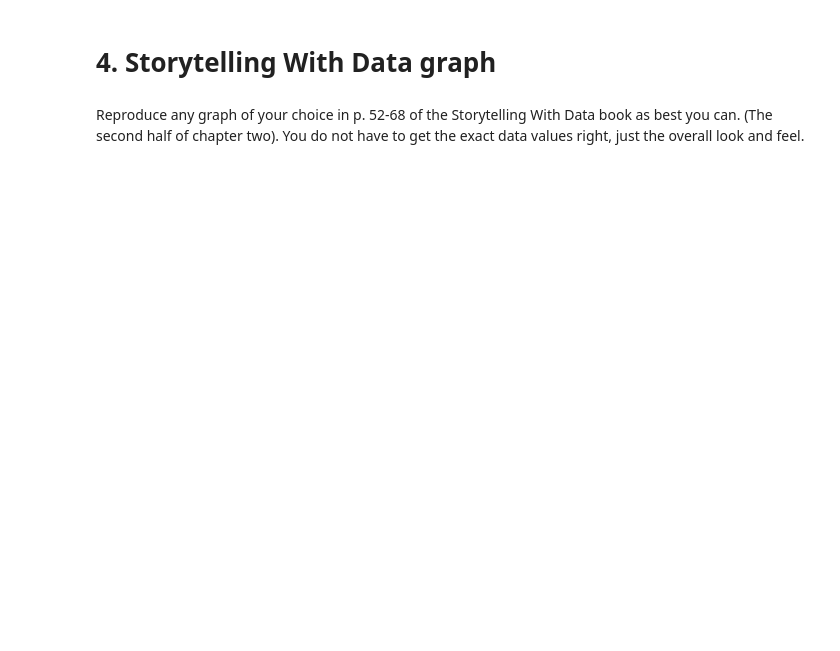
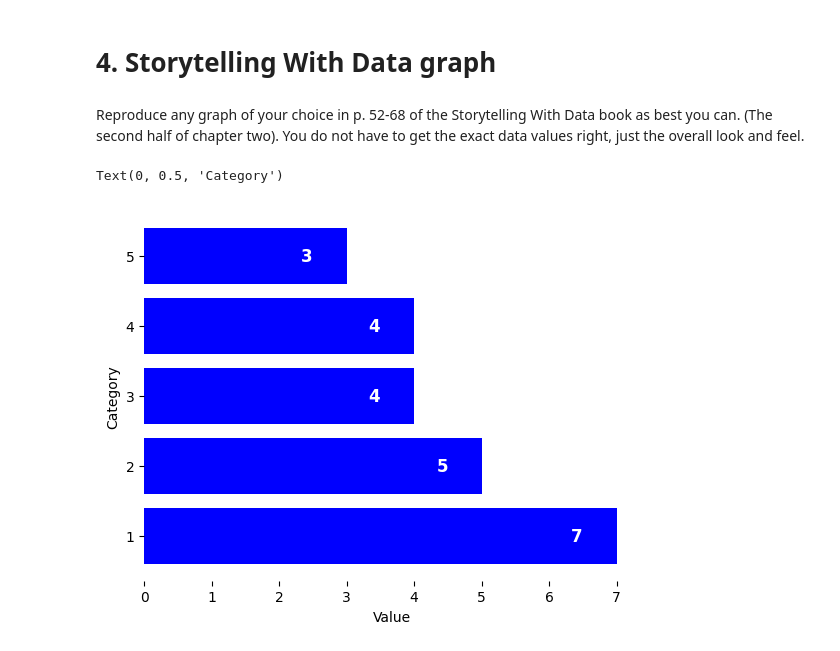
Before and after one commit to pr-rowe/Mod-O2-HW4, a Jupyter notebook: Week4.ipynb, the cells around one changed output. Drawn from its saved outputs; the diff is of its cells as text; code cells hidden in the pictures; blank space fills up the shorter version.

```diff
--- a/Week4.ipynb
+++ b/Week4.ipynb
@@ -111,3 +168,25 @@ array([[<Axes: title={'center': 'zpid'}>,
 # 4. Storytelling With Data graph
 # %% [markdown]
 Reproduce any graph of your choice in p. 52-68 of the Storytelling With Data book as best you can.  (The second half of chapter two).  You do not have to get the exact data values right, just the overall look and feel.
+# %%
+import matplotlib.pyplot as plt
+
+categories = ['1', '2', '3', '4', '5']
+values = [7, 5, 4, 4, 3]
+
+bars = plt.barh(categories, values, color='blue')
+
+
+for bar, value in zip(bars, values):
+    plt.text(bar.get_width() - 0.5, bar.get_y() + bar.get_height()/2, str(value),
+             va='center', ha='right', fontsize=12, color='white', fontweight='bold')
+
+plt.gca().spines['top'].set_visible(False)
+plt.gca().spines['right'].set_visible(False)
+plt.gca().spines['left'].set_visible(False)
+plt.gca().spines['bottom'].set_visible(False)
+plt.xlabel('Value')
+plt.ylabel('Category')
+# %% [output]
+Text(0, 0.5, 'Category')
+[figure, added]
```
Also changed, not shown: parts of 9 cells of this notebook.
